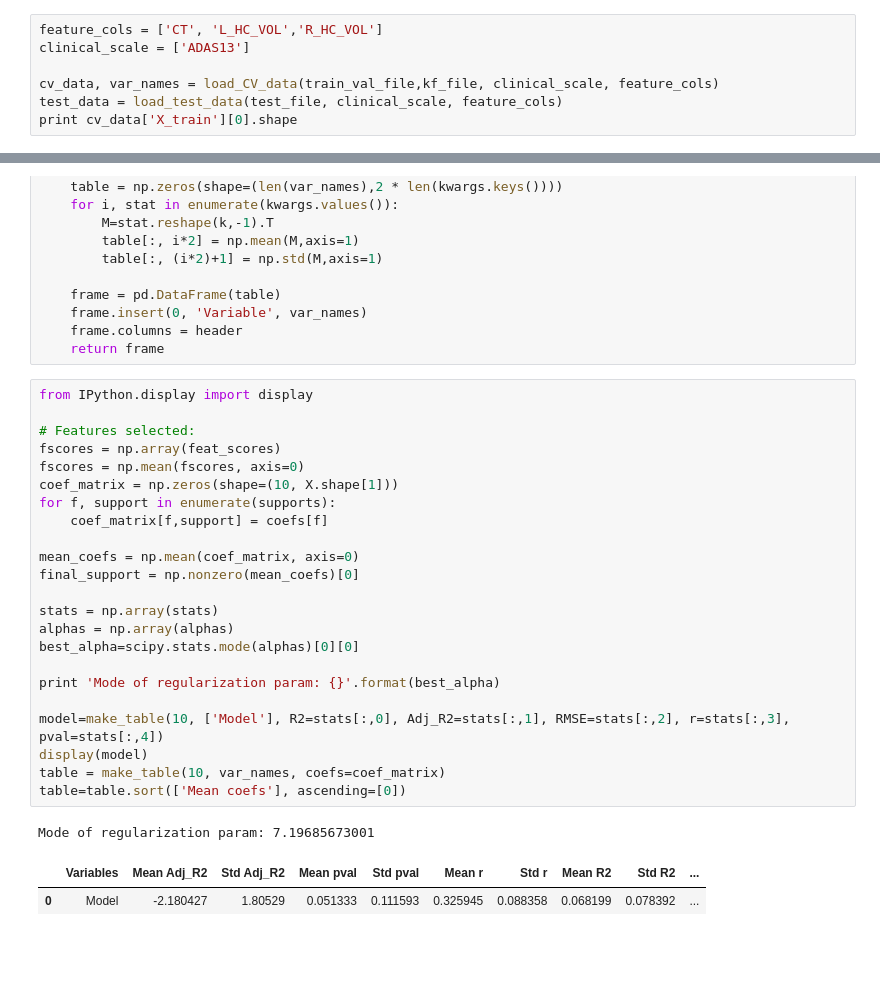
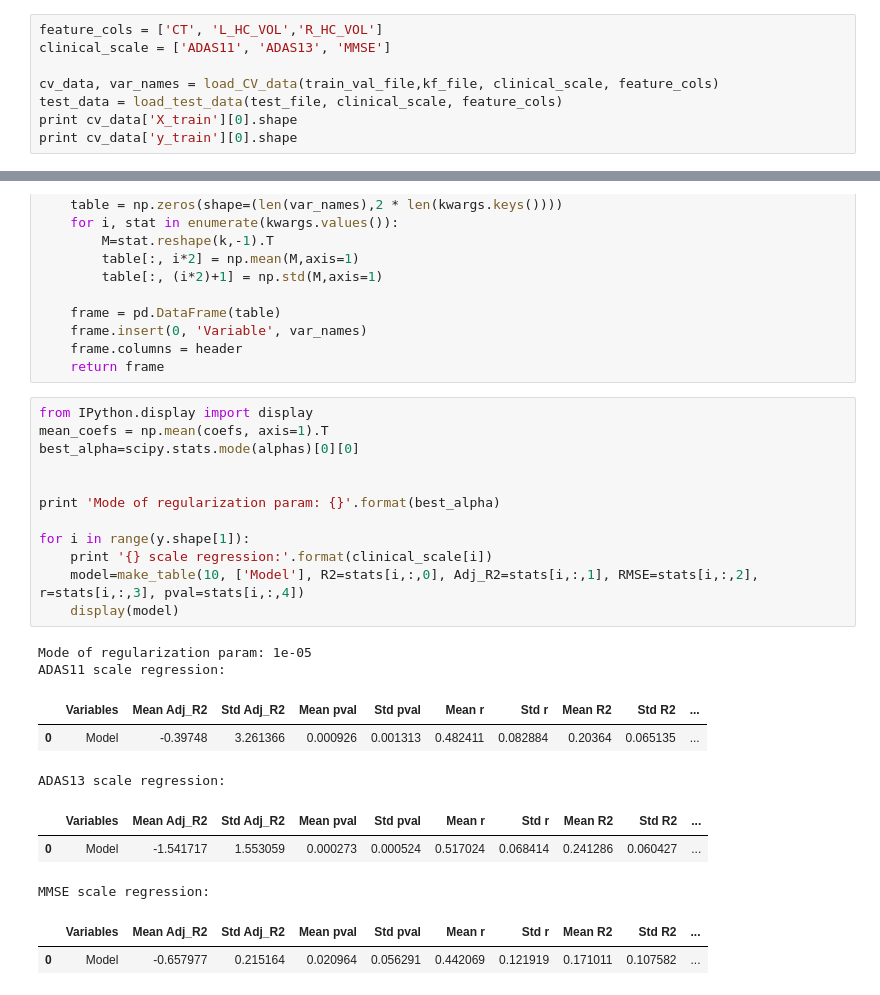
Before and after one commit to TIGRLab/NI-ML, a Jupyter notebook: models/notebooks/MMRegression/Regression_Random_Lasso.ipynb, the cells around one changed output, grey strips where cells are left out. Drawn from its saved outputs; the diff is of its cells as text; blank space fills up the shorter version.

```diff
--- a/models/notebooks/MMRegression/Regression_Random_Lasso.ipynb
+++ b/models/notebooks/MMRegression/Regression_Random_Lasso.ipynb
@@ -61,10 +61,11 @@ def load_test_data(in_file, clinical_scale, feature_cols):
     return {'X':X, 'y':y}
 # %%
 feature_cols = ['CT', 'L_HC_VOL','R_HC_VOL']
-clinical_scale = ['ADAS13']
+clinical_scale = ['ADAS11', 'ADAS13', 'MMSE']
 
 cv_data, var_names = load_CV_data(train_val_file,kf_file, clinical_scale, feature_cols)
 test_data = load_test_data(test_file, clinical_scale, feature_cols)
 print cv_data['X_train'][0].shape
+print cv_data['y_train'][0].shape
 # %% [output]
 (522, 76)
@@ -219,29 +223,25 @@ def make_table(k, var_names, **kwargs):
     return frame
 # %%
 from IPython.display import display
+mean_coefs = np.mean(coefs, axis=1).T
+best_alpha=scipy.stats.mode(alphas)[0][0]
 
-# Features selected:
-fscores = np.array(feat_scores)
-fscores = np.mean(fscores, axis=0)
-coef_matrix = np.zeros(shape=(10, X.shape[1]))
-for f, support in enumerate(supports):
-    coef_matrix[f,support] = coefs[f]
-
-mean_coefs = np.mean(coef_matrix, axis=0)
-final_support = np.nonzero(mean_coefs)[0]
-
-stats = np.array(stats)
-alphas = np.array(alphas)
-best_alpha=scipy.stats.mode(alphas)[0][0]
 
 print 'Mode of regularization param: {}'.format(best_alpha)
 
-model=make_table(10, ['Model'], R2=stats[:,0], Adj_R2=stats[:,1], RMSE=stats[:,2], r=stats[:,3], pval=stats[:,4])
-display(model)
-table = make_table(10, var_names, coefs=coef_matrix)
-table=table.sort(['Mean coefs'], ascending=[0])
+for i in range(y.shape[1]):
+    print '{} scale regression:'.format(clinical_scale[i])
+    model=make_table(10, ['Model'], R2=stats[i,:,0], Adj_R2=stats[i,:,1], RMSE=stats[i,:,2], r=stats[i,:,3], pval=stats[i,:,4])
+    display(model)
 # %% [output]
-Mode of regularization param: 7.19685673001
+Mode of regularization param: 1e-05
+ADAS11 scale regression:
 |  | Variables | Mean Adj_R2 | Std Adj_R2 | Mean pval | Std pval | Mean r | Std r | Mean R2 | Std R2 | ... |
-| 0 | Model | -2.180427 | 1.80529 | 0.051333 | 0.111593 | 0.325945 | 0.088358 | 0.068199 | 0.078392 | ... |
+| 0 | Model | -0.39748 | 3.261366 | 0.000926 | 0.001313 | 0.482411 | 0.082884 | 0.20364 | 0.065135 | ... |
+ADAS13 scale regression:
+|  | Variables | Mean Adj_R2 | Std Adj_R2 | Mean pval | Std pval | Mean r | Std r | Mean R2 | Std R2 | ... |
+| 0 | Model | -1.541717 | 1.553059 | 0.000273 | 0.000524 | 0.517024 | 0.068414 | 0.241286 | 0.060427 | ... |
+MMSE scale regression:
+|  | Variables | Mean Adj_R2 | Std Adj_R2 | Mean pval | Std pval | Mean r | Std r | Mean R2 | Std R2 | ... |
+| 0 | Model | -0.657977 | 0.215164 | 0.020964 | 0.056291 | 0.442069 | 0.121919 | 0.171011 | 0.107582 | ... |
 # %%
```
Also changed, not shown: parts of 7 cells of this notebook, 2 other files.
